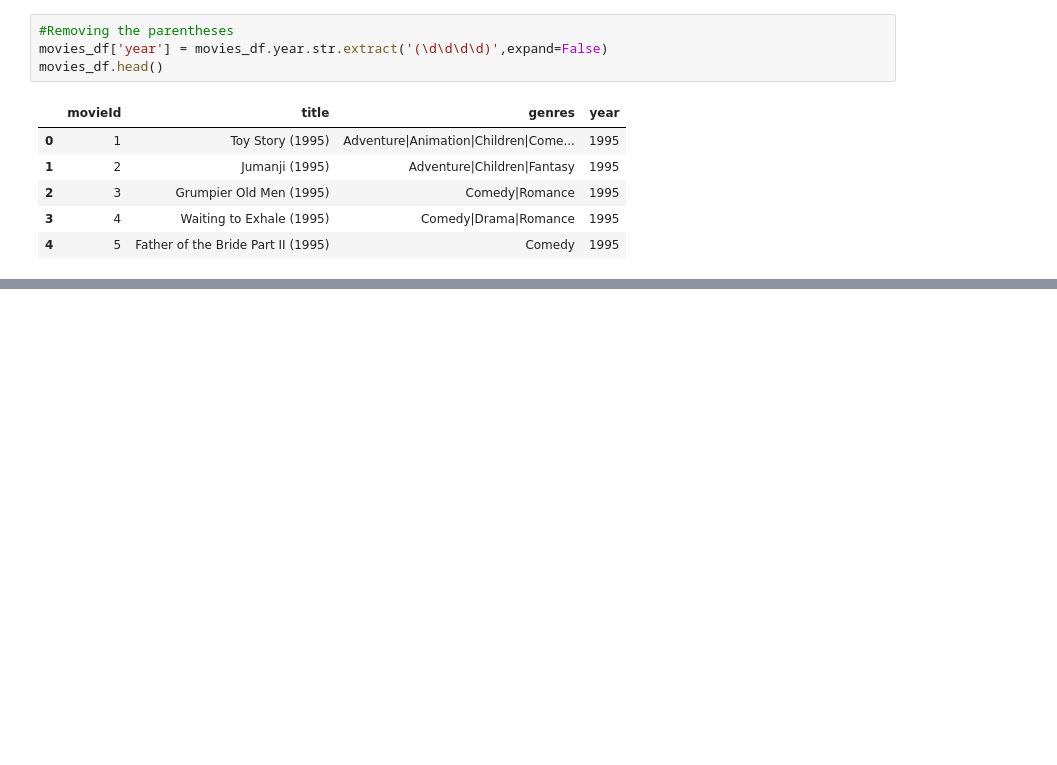
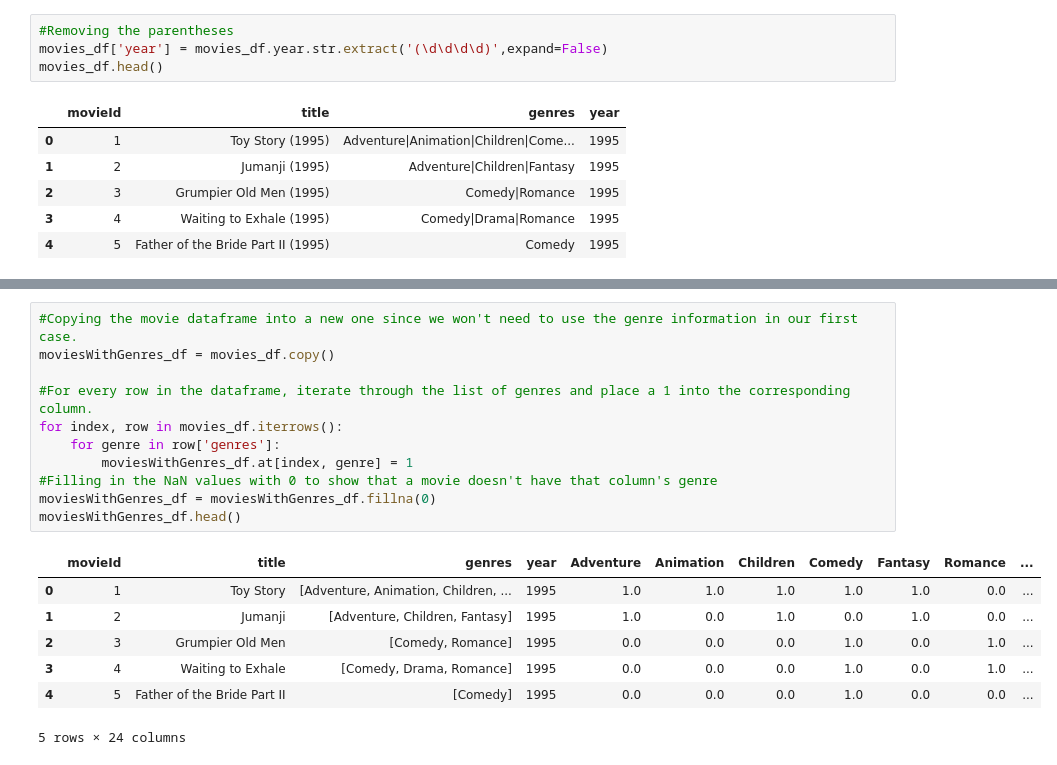
Before and after one commit to Fatemeh-ameri/Machine-Learning-with-Jadi, a Jupyter notebook: Recommendation System/Movie_ContentBase.ipynb, the cells around one changed output, grey strips where cells are left out. Cells and saved outputs as stored; diff of their text form; blank space fills up the shorter version.

```diff
--- a/Recommendation System/Movie_ContentBase.ipynb
+++ b/Recommendation System/Movie_ContentBase.ipynb
@@ -78,0 +79,19 @@ movies_df.head()
+# %%
+#Copying the movie dataframe into a new one since we won't need to use the genre information in our first case.
+moviesWithGenres_df = movies_df.copy()
+
+#For every row in the dataframe, iterate through the list of genres and place a 1 into the corresponding column.
+for index, row in movies_df.iterrows():
+    for genre in row['genres']:
+        moviesWithGenres_df.at[index, genre] = 1
+#Filling in the NaN values with 0 to show that a movie doesn't have that column's genre
+moviesWithGenres_df = moviesWithGenres_df.fillna(0)
+moviesWithGenres_df.head()
+# %% [output]
+|  | movieId | title | genres | year | Adventure | Animation | Children | Comedy | Fantasy | Romance | ... |
+| 0 | 1 | Toy Story | [Adventure, Animation, Children, ... | 1995 | 1.0 | 1.0 | 1.0 | 1.0 | 1.0 | 0.0 | ... |
+| 1 | 2 | Jumanji | [Adventure, Children, Fantasy] | 1995 | 1.0 | 0.0 | 1.0 | 0.0 | 1.0 | 0.0 | ... |
+| 2 | 3 | Grumpier Old Men | [Comedy, Romance] | 1995 | 0.0 | 0.0 | 0.0 | 1.0 | 0.0 | 1.0 | ... |
+| 3 | 4 | Waiting to Exhale | [Comedy, Drama, Romance] | 1995 | 0.0 | 0.0 | 0.0 | 1.0 | 0.0 | 1.0 | ... |
+| 4 | 5 | Father of the Bride Part II | [Comedy] | 1995 | 0.0 | 0.0 | 0.0 | 1.0 | 0.0 | 0.0 | ... |
+5 rows × 24 columns
```
Also changed, not shown: parts of 15 cells of this notebook.
